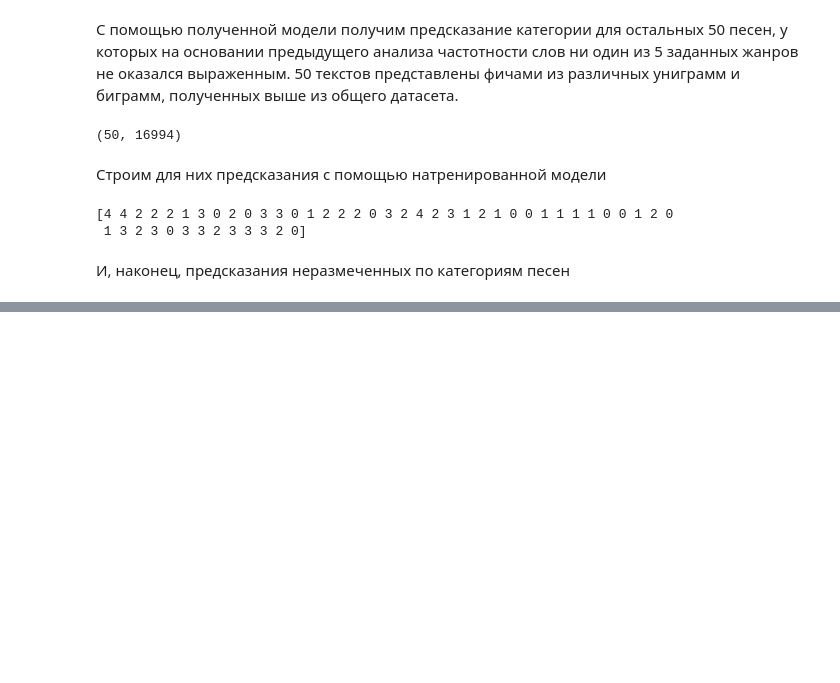
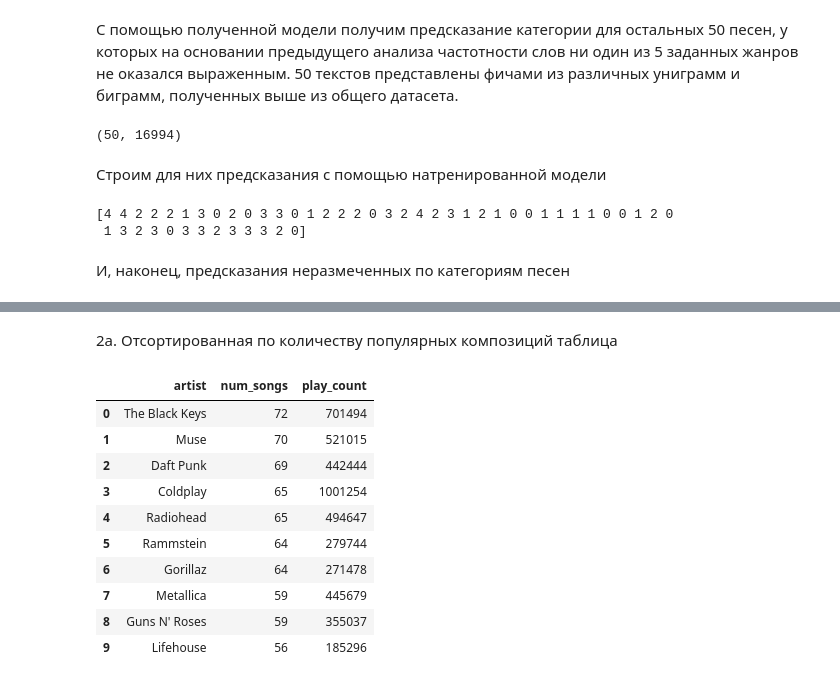
Before and after one commit to dbadeev/my_spotify, a Jupyter notebook: my_spotify.ipynb, the cells around one changed output, grey strips where cells are left out. Saved outputs shown, nothing was run; the diff lists cells and outputs as text; code cells hidden in the pictures; blank space fills up the shorter version.

```diff
--- a/my_spotify.ipynb
+++ b/my_spotify.ipynb
@@ -2238,0 +987,4 @@ implicit.evaluation.precision_at_k(model, user_plays, user_plays_test1, K=10, sh
+# %%
+artist_num_songs = df_2b['artist'].value_counts()
+artist_num_songs.to_frame(name='num_songs')
+artist_num_songs.info()
@@ -2238,0 +1002,3 @@ implicit.evaluation.precision_at_k(model, user_plays, user_plays_test1, K=10, sh
+# %%
+df_2b['num_songs'] = df_2b.apply(lambda x: artist_num_songs[x['artist']], axis=1)
+df_2b.info()
@@ -2238,0 +1026,3 @@ implicit.evaluation.precision_at_k(model, user_plays, user_plays_test1, K=10, sh
+# %%
+df_2b_a = df_2b[['artist', 'num_songs']].drop_duplicates(subset='artist').sort_values(by='num_songs', ascending=False).reset_index(drop= True)
+df_2b_a.info()
@@ -2238,0 +1039,3 @@ implicit.evaluation.precision_at_k(model, user_plays, user_plays_test1, K=10, sh
+# %%
+df_2b_b = df_2b.groupby(by='artist').agg({'play_count': 'sum'}).sort_values(by='play_count', ascending=False).reset_index()
+df_2b_b.info()
@@ -2238,0 +1052,16 @@ implicit.evaluation.precision_at_k(model, user_plays, user_plays_test1, K=10, sh
+# %% [markdown]
+2a. Отсортированная по количеству популярных композиций таблица
+# %%
+pd.merge(df_2b_a, df_2b_b, on='artist', how='outer')[:10]
+# %% [output]
+|  | artist | num_songs | play_count |
+| 0 | The Black Keys | 72 | 701494 |
+| 1 | Muse | 70 | 521015 |
+| 2 | Daft Punk | 69 | 442444 |
+| 3 | Coldplay | 65 | 1001254 |
+| 4 | Radiohead | 65 | 494647 |
+| 5 | Rammstein | 64 | 279744 |
+| 6 | Gorillaz | 64 | 271478 |
+| 7 | Metallica | 59 | 445679 |
+| 8 | Guns N' Roses | 59 | 355037 |
+| 9 | Lifehouse | 56 | 185296 |
```
Also changed, not shown: parts of 225 cells of this notebook, 2 other files.
